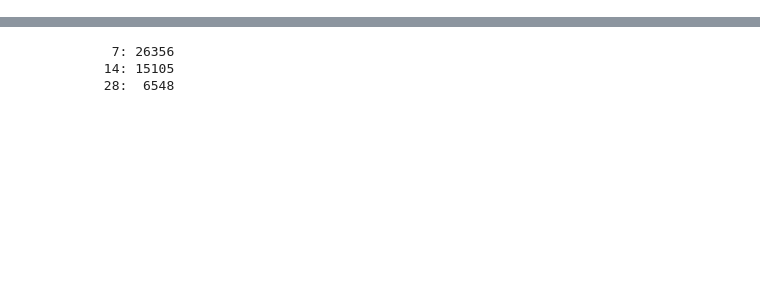
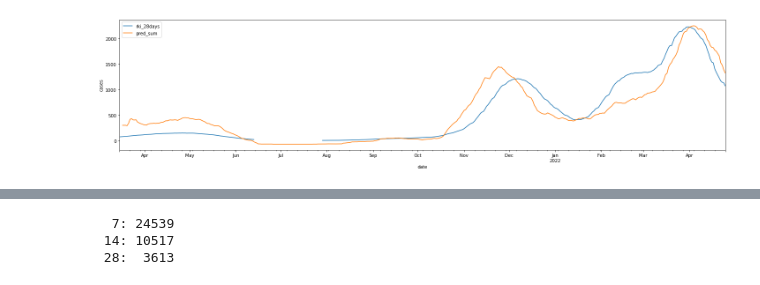
Before and after one commit to MM-Lehmann/Wastewater-modelling-Dresden, a Jupyter notebook: Dresden_Correlation_Batch.ipynb, the cells around one changed output, grey strips where cells are left out. Drawn from its saved outputs; the diff is of its cells as text; code cells hidden in the pictures; blank space fills up the shorter version.

```diff
--- a/Dresden_Correlation_Batch.ipynb
+++ b/Dresden_Correlation_Batch.ipynb
@@ -185,3 +213,13 @@ plt.show()
+# %%
+k = 28
+df_tmp = df.filter((f"rki_{k}days", f"sum_{k}days",)).copy()
+df_tmp[f"pred_sum"] = df_tmp[f"sum_{k}days"] * c_sum + i_sum
+df_tmp.filter((f"rki_{k}days", "pred_sum")).plot.line(figsize=(20, 5), ylabel="cases")
+plt.tight_layout()
+plt.savefig("prediction_onemodel.png")
+plt.show()
+# %% [output]
+[figure, added]
 # %%
 px.line(df_total.filter(regex="rki|pred").resample("1D").sum())
 # %% [output]
@@ -192,6 +230,6 @@ for k in (7, 14, 28):
     print(f'{k:3}: {(df_total[f"rki_{k}days"] - df_total[f"pred_{k}"]).pow(2).mean():5.0f}')
 # print(f'avg: {(df_total[f"rkiavg"] - df_total[f"predavg"]).pow(2).mean():5.0f}')
 # %% [output]
-  7: 26356
- 14: 15105
- 28:  6548
+  7: 24539
+ 14: 10517
+ 28:  3613
```
Also changed, not shown: parts of 5 cells of this notebook, 10 other files.
